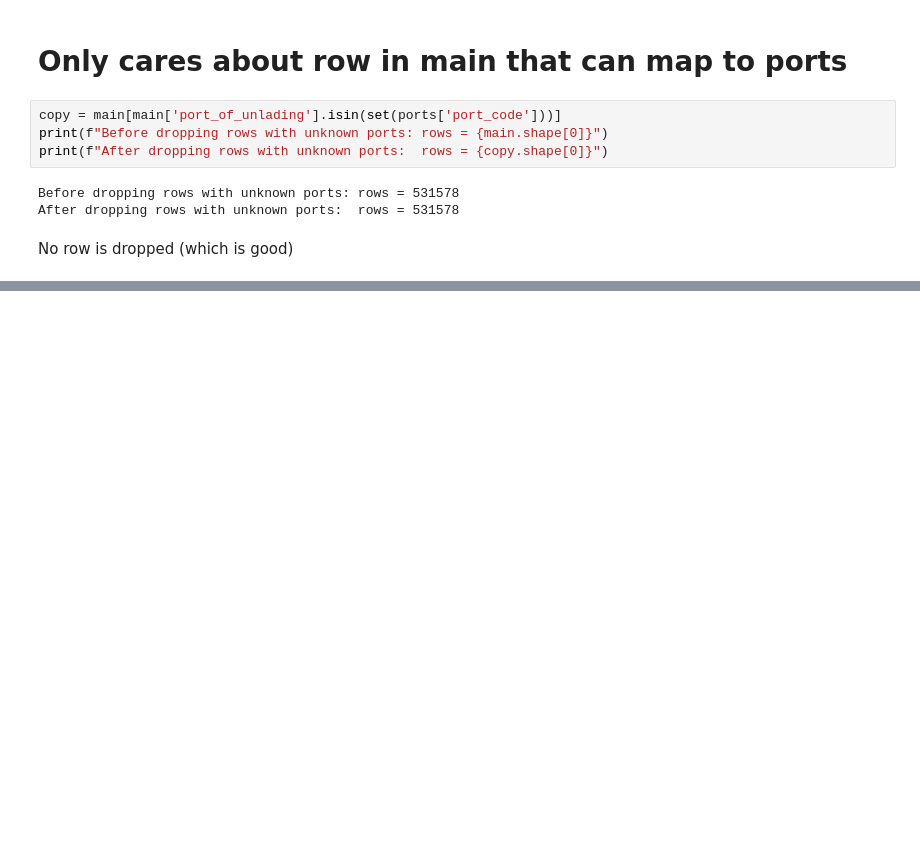
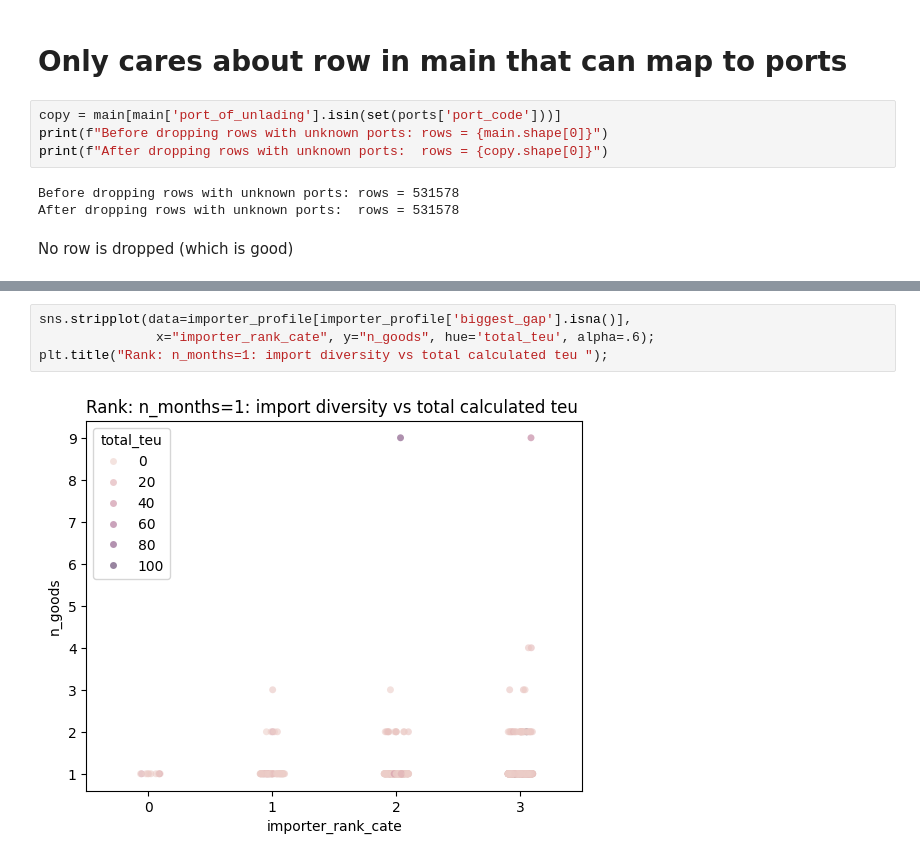
Before and after one commit to xtfocus/impgenius, a Jupyter notebook: notebooks/Skills Test Data Scientist.ipynb, the cells around one changed output, grey strips where cells are left out. Saved outputs shown, nothing was run; the diff lists cells and outputs as text; blank space fills up the shorter version.

```diff
--- a/notebooks/Skills Test Data Scientist.ipynb
+++ b/notebooks/Skills Test Data Scientist.ipynb
@@ -705,0 +471,6 @@ print(report)
+# %%
+sns.stripplot(data=importer_profile[importer_profile['biggest_gap'].isna()],
+               x="importer_rank_cate", y="n_goods", hue='total_teu', alpha=.6);
+plt.title("Rank: n_months=1: import diversity vs total calculated teu ");
+# %% [output]
+[figure, added]
```
Also changed, not shown: parts of 91 cells of this notebook, 7 other files.
